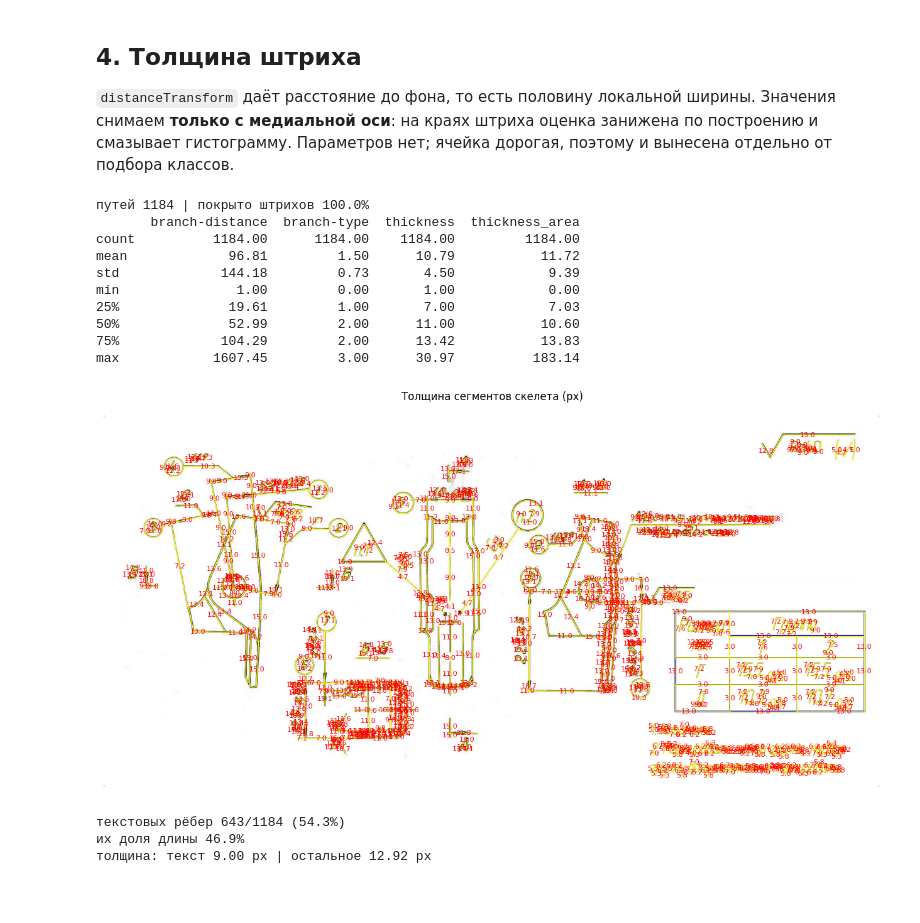
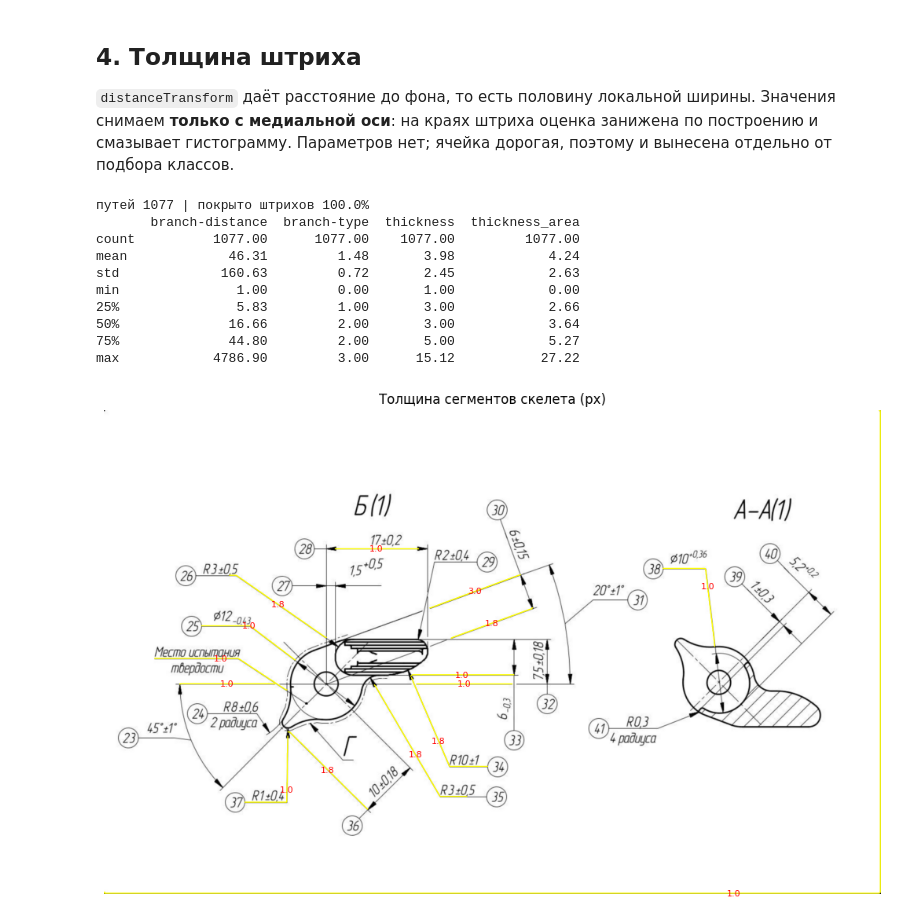
Before and after one commit to SergeyKrasnoslobodtsev/draftslice, a Jupyter notebook: notebooks/classification_comp.ipynb, the cells around one changed output. Drawn from its saved outputs; the diff is of its cells as text; code cells hidden in the pictures; blank space fills up the shorter version.

```diff
--- a/notebooks/classification_comp.ipynb
+++ b/notebooks/classification_comp.ipynb
@@ -42,7 +46,7 @@ PALETTE = [(70, 130, 255), (60, 200, 90), (255, 190, 40), (255, 70, 70), (200, 8
 # %% [markdown]
 Список файлов датасета.
 # %%
-folder = Path("/mnt/data/datasets/Сравнение чертежей/Эскизы датасет")
+folder = Path("D:/datasets/Сравнение чертежей/Эскизы датасет")
 files = sorted(folder.glob("*.jpg"))
 
 print(f"файлов: {len(files)}")
@@ -384,9 +388,9 @@ def to_gray(image):
     return cv2.cvtColor(image, cv2.COLOR_BGR2GRAY)
 
 
-def binarize_image(image, threshold=0):
+def otsu_image(image, threshold=0):
     """Преобразование изображения в бинарное с использованием заданного порога."""
-    binary = cv2.threshold(image, threshold, 255, cv2.THRESH_BINARY + cv2.THRESH_OTSU)[1]
-    return binary
+    thr, fg = cv2.threshold(image, threshold, 255, cv2.THRESH_BINARY_INV + cv2.THRESH_OTSU)
+    return fg, thr
 # %%
 text_region = ui_region.result
@@ -482,42 +479,42 @@ def paths_to_mask(owner, keep):
+# %%
+fg, binary = ui_binary.result
+skel = skeletonize(fg)
+dist = cv2.distanceTransform(binary, cv2.DIST_L2, cv2.DIST_MASK_PRECISE)
+
+skeleton = Skeleton(skel)
+summary = summarize(skeleton, separator="-")
+owner = owner_image(path_id_image(skeleton, skel.shape), fg)
+thickness = path_thickness(skeleton, dist)
+summary["thickness"] = thickness
+summary["thickness_area"] = area_thickness(owner, skeleton, summary)
+
+print(f"путей {skeleton.n_paths} | покрыто штрихов {(owner >= 0).sum() / fg.sum():.1%}")
+print(summary[["branch-distance", "branch-type", "thickness", "thickness_area"]].describe().round(2))
+# %% [output]
+путей 1077 | покрыто штрихов 100.0%
+       branch-distance  branch-type  thickness  thickness_area
+count          1077.00      1077.00    1077.00         1077.00
+mean             46.31         1.48       3.98            4.24
+std             160.63         0.72       2.45            2.63
+min               1.00         0.00       1.00            0.00
+25%               5.83         1.00       3.00            2.66
+50%              16.66         2.00       3.00            3.64
+75%              44.80         2.00       5.00            5.27
+max            4786.90         3.00      15.12           27.22
 # %%
-binary, fg = ui_binary.result
-skel = skeletonize(fg)
-dist = cv2.distanceTransform(binary, cv2.DIST_L2, cv2.DIST_MASK_PRECISE)
-
-skeleton = Skeleton(skel)
-summary = summarize(skeleton, separator="-")
-owner = owner_image(path_id_image(skeleton, skel.shape), fg)
-thickness = path_thickness(skeleton, dist)
-summary["thickness"] = thickness
-summary["thickness_area"] = area_thickness(owner, skeleton, summary)
-
-print(f"путей {skeleton.n_paths} | покрыто штрихов {(owner >= 0).sum() / fg.sum():.1%}")
-print(summary[["branch-distance", "branch-type", "thickness", "thickness_area"]].describe().round(2))
-
-
 plt.figure(figsize=(16, 8))
 plt.imshow(resized[..., ::-1])
 for i in range(skeleton.n_paths):
     coords = skeleton.path_coordinates(i)
-    if len(coords) < 10:  # мусорные обрубки не подписываем
+    if len(coords) < 300:  # мусорные обрубки не подписываем
         continue
     mid = coords[len(coords) // 2]
     plt.plot(coords[:, 1], coords[:, 0], color="yellow", linewidth=1.0)
     plt.text(
         mid[1], mid[0], f"{summary['thickness'].to_numpy()[i]:.1f}", color="red", fontsize=8, ha="center", va="center"
     )
 plt.axis("off")
 plt.title("Толщина сегментов скелета (px)")
 plt.show()
 # %% [output]
-путей 1184 | покрыто штрихов 100.0%
-       branch-distance  branch-type  thickness  thickness_area
-count          1184.00      1184.00    1184.00         1184.00
-mean             96.81         1.50      10.79           11.72
-std             144.18         0.73       4.50            9.39
-min               1.00         0.00       1.00            0.00
-25%              19.61         1.00       7.00            7.03
-50%              52.99         2.00      11.00           10.60
-75%             104.29         2.00      13.42           13.83
-max            1607.45         3.00      30.97          183.14
-[figure, old version]
+[figure, new version]
@@ -611,13 +520,0 @@ def path_thickness(skeleton, dist):
-# %%
-t_ratio = text_ratio(skeleton, text_region)
-is_text = t_ratio > 0.5
-
-print(f"текстовых рёбер {is_text.sum()}/{skeleton.n_paths} ({is_text.mean():.1%})")
-print(f"их доля длины {summary.loc[is_text, 'branch-distance'].sum() / summary['branch-distance'].sum():.1%}")
-print(
-    f"толщина: текст {np.nanmedian(thickness[is_text]):.2f} px | остальное {np.nanmedian(thickness[~is_text]):.2f} px"
-)
-# %% [output]
-текстовых рёбер 643/1184 (54.3%)
-их доля длины 46.9%
-толщина: текст 9.00 px | остальное 12.92 px
```
Also changed, not shown: parts of 33 cells of this notebook.
